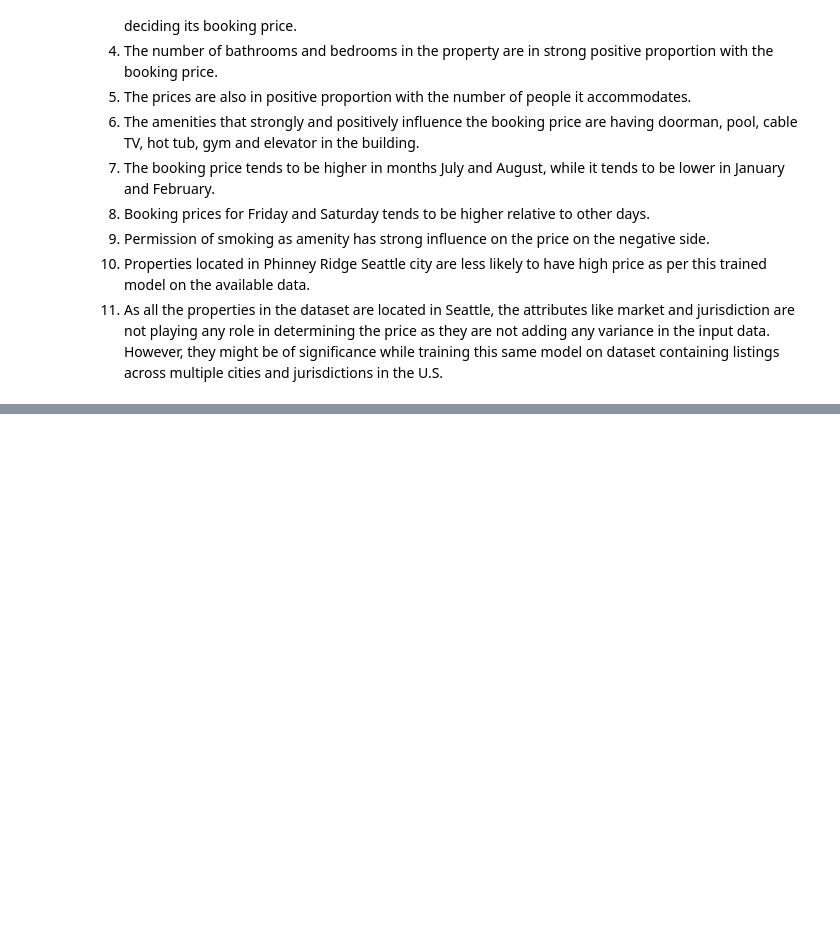
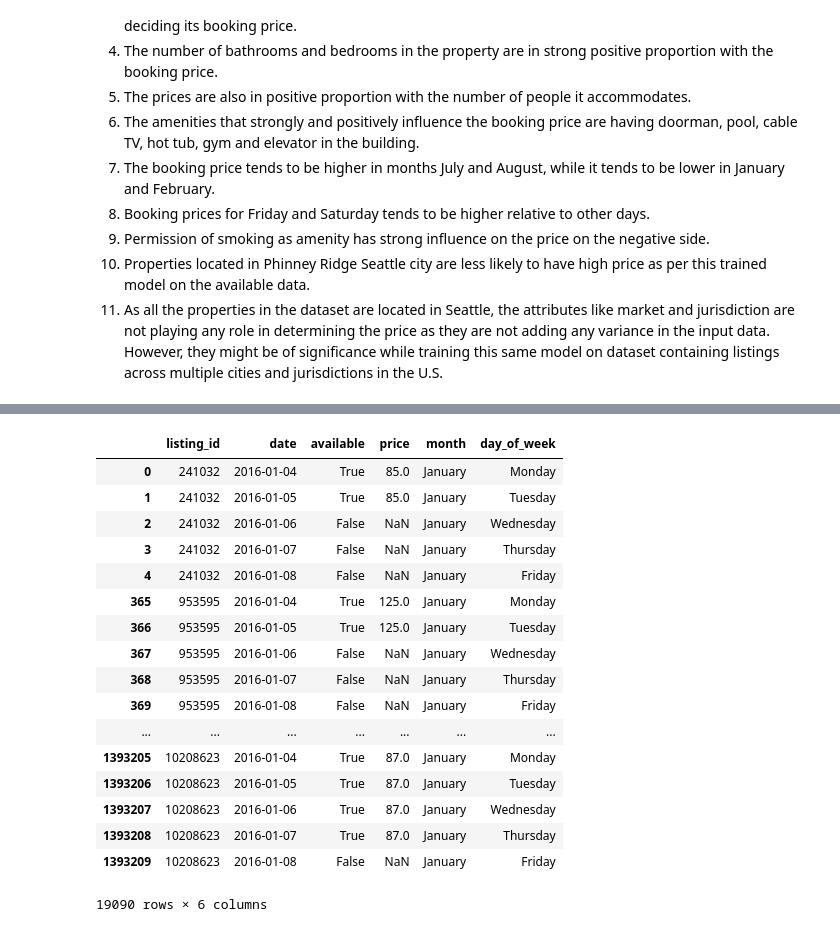
Before and after one commit to patelatharva/Analysis_of_Airbnb_property_listings_dataset, a Jupyter notebook: analysis.ipynb, the cells around one changed output, grey strips where cells are left out. Saved outputs shown, nothing was run; the diff lists cells and outputs as text; code cells hidden in the pictures; blank space fills up the shorter version.

```diff
--- a/analysis.ipynb
+++ b/analysis.ipynb
@@ -841,0 +864,23 @@ coef_df[coef_df["input_variable"].str.startswith("amenity")]
+# %%
+cal_by_listing_groups = s_calendar_cleaned.groupby(["listing_id"])
+# %%
+cal_by_listing_groups.head()
+# %% [output]
+|  | listing_id | date | available | price | month | day_of_week |
+| 0 | 241032 | 2016-01-04 | True | 85.0 | January | Monday |
+| 1 | 241032 | 2016-01-05 | True | 85.0 | January | Tuesday |
+| 2 | 241032 | 2016-01-06 | False | NaN | January | Wednesday |
+| 3 | 241032 | 2016-01-07 | False | NaN | January | Thursday |
+| 4 | 241032 | 2016-01-08 | False | NaN | January | Friday |
+| 365 | 953595 | 2016-01-04 | True | 125.0 | January | Monday |
+| 366 | 953595 | 2016-01-05 | True | 125.0 | January | Tuesday |
+| 367 | 953595 | 2016-01-06 | False | NaN | January | Wednesday |
+| 368 | 953595 | 2016-01-07 | False | NaN | January | Thursday |
+| 369 | 953595 | 2016-01-08 | False | NaN | January | Friday |
+| ... | ... | ... | ... | ... | ... | ... |
+| 1393205 | 10208623 | 2016-01-04 | True | 87.0 | January | Monday |
+| 1393206 | 10208623 | 2016-01-05 | True | 87.0 | January | Tuesday |
+| 1393207 | 10208623 | 2016-01-06 | True | 87.0 | January | Wednesday |
+| 1393208 | 10208623 | 2016-01-07 | True | 87.0 | January | Thursday |
+| 1393209 | 10208623 | 2016-01-08 | False | NaN | January | Friday |
+19090 rows × 6 columns
```
Also changed, not shown: parts of 2 cells of this notebook, 5 other files.
